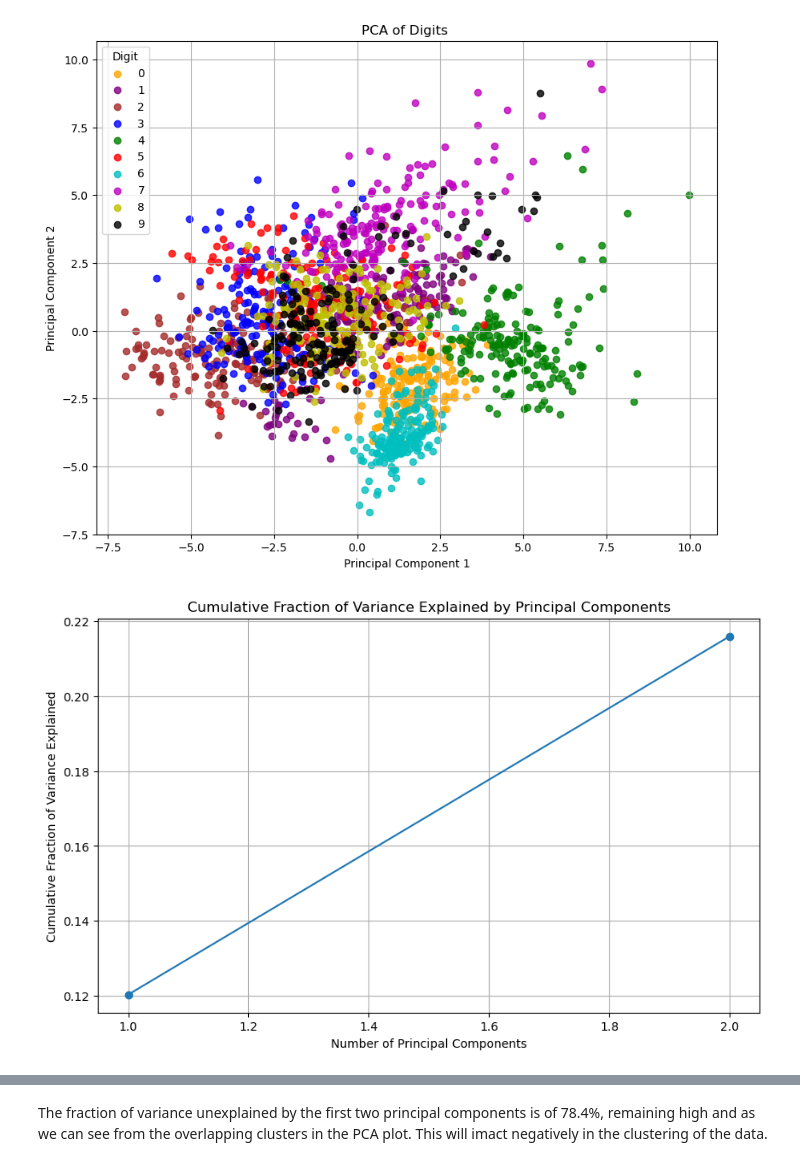
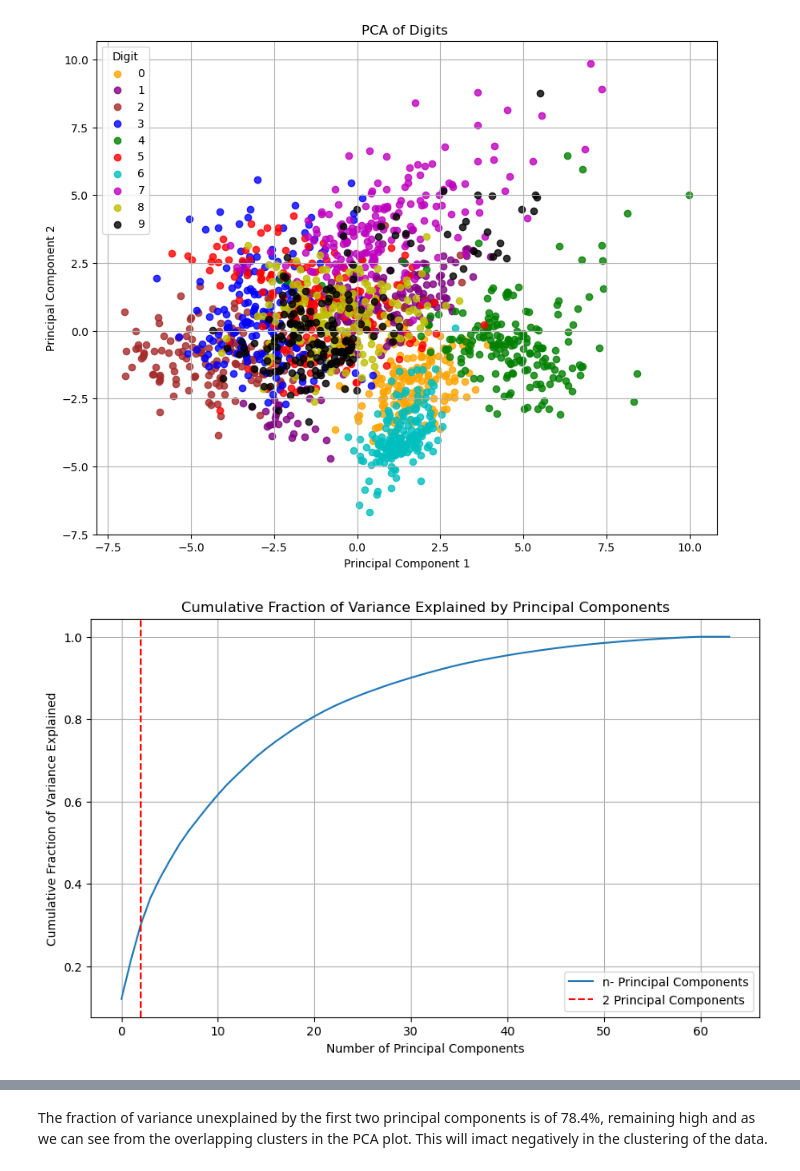
Before and after one commit to dani-jimlar/ML_assignments, a Jupyter notebook: a_5/Assignment_5.ipynb, the cells around one changed output, grey strips where cells are left out. Drawn from its saved outputs; the diff is of its cells as text; code cells hidden in the pictures.

```diff
--- a/a_5/Assignment_5.ipynb
+++ b/a_5/Assignment_5.ipynb
@@ -593,7 +735,7 @@ import matplotlib.pyplot as plt
 from sklearn.cluster import KMeans
 
 
-fig, axs = plt.subplots(2, 3, figsize=(15, 10))
+fig, axs = plt.subplots(2, 3, figsize=(12, 7))
 
 for i, ax in enumerate(axs.flat):
     if i < len(X):
@@ -691,6 +821,6 @@ sorted(test, key=lambda x: x[2])
 # %%
 list_clusters = [2, 4, 3, 3, 2]
-e_m_optimal = [(0.9, 146), (1, 81), (0.5, 16), (0.9, 10), (0.3, 92)]
+e_m_optimal = [(0.9, 146), (1, 81), (0.5, 16), (0.9, 10), (0.3, 93)]
 
 fig, axs = plt.subplots(2, 3, figsize=(15, 10))
 
@@ -711,10 +840,0 @@ plt.show()
-# %%
-from sklearn.cluster import SpectralClustering
-import numpy as np
-
-X = np.array([[1, 1], [2, 1], [1, 0], [4, 7], [3, 5], [3, 6]])
-clustering = SpectralClustering(
-    n_clusters=2, assign_labels="discretize", random_state=0
-).fit(X)
-clustering.labels_
-# clustering
@@ -818,8 +937,9 @@ scaler = StandardScaler()
 X_digits_n = scaler.fit_transform(X_digits)
 
 # PCA
-pca = PCA(n_components=2)
-X_pca = pca.fit_transform(X_digits_n)
+pca = PCA(n_components=2, random_state=42).fit(X_digits_n)
+
+X_pca = pca.transform(X_digits_n)
 
 
 plt.figure(figsize=(10, 8))
@@ -852,22 +972,27 @@ plt.show()
 # %% [output]
 [figure]
 # %%
-c_v_ratio = np.cumsum(pca.explained_variance_ratio_)
+pca_c = PCA()
+pca_c.fit(X_digits_n)
+
+c_v_ratio = np.cumsum(pca_c.explained_variance_ratio_)
 
 
 plt.figure(figsize=(10, 6))
-plt.plot(range(1, len(c_v_ratio) + 1), c_v_ratio, marker="o", linestyle="-")
+plt.plot(c_v_ratio, label="n- Principal Components")
+plt.axvline(x=2, color="r", linestyle="--", label="2 Principal Components")
 plt.title("Cumulative Fraction of Variance Explained by Principal Components")
 plt.xlabel("Number of Principal Components")
 plt.ylabel("Cumulative Fraction of Variance Explained")
 plt.grid(True)
+plt.legend()
 plt.show()
 
 n_features = X_digits.shape[1]
 unexplained_variance = 1 - np.sum(pca.explained_variance_ratio_[:2])
 print(
     "Fraction of variance unexplained by the first two principal components:",
     unexplained_variance,
 )
 # %% [output]
-[figure, old version]
+[figure, new version]
```
Also changed, not shown: parts of 58 cells of this notebook, 2 other files.
